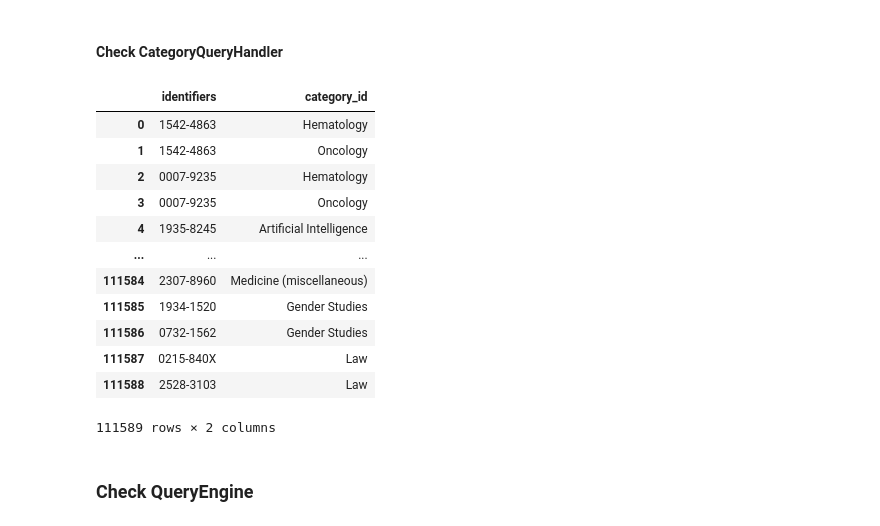
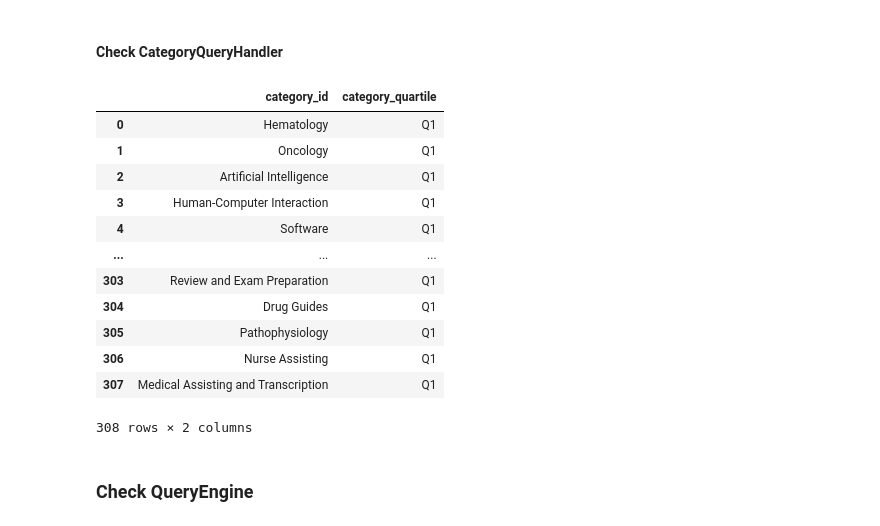
Before and after one commit to edotarp/Perfect-Stranger-DHDK-2025, a Jupyter notebook: our_project/test_impl.ipynb, the cells around one changed output. Cells and saved outputs as stored; diff of their text form; code cells hidden in the pictures.

```diff
--- a/our_project/test_impl.ipynb
+++ b/our_project/test_impl.ipynb
@@ -60,25 +62,28 @@ result_q1
 # %% [markdown]
 #### Check CategoryQueryHandler
 # %%
-result_q1 = cat_qh.getAllCat_id_quartile()
+# result_c1 = cat_qh.getAllCategories()
+# result_c1 = cat_qh.getAllAreas()
+result_c1 = cat_qh.getCategoriesWithQuartile({'Q1'})
+# result_c1 = cat_qh.getCategoriesAssignedToAreas({'Medicine'})
+# result_c1 = cat_qh.getAreasAssignedToCategories({'Artificial Intelligence', 'Oncology'})
 
-# a = "Q1"
-result_q1
-# print(', '.join(['?'] * len(a)))
+# print(result_c1.loc[result_c1['category_id']=='Agronomy and Crop Science'])
+result_c1
 # %% [output]
-|  | identifiers | category_id |
-| 0 | 1542-4863 | Hematology |
-| 1 | 1542-4863 | Oncology |
-| 2 | 0007-9235 | Hematology |
-| 3 | 0007-9235 | Oncology |
-| 4 | 1935-8245 | Artificial Intelligence |
+|  | category_id | category_quartile |
+| 0 | Hematology | Q1 |
+| 1 | Oncology | Q1 |
+| 2 | Artificial Intelligence | Q1 |
+| 3 | Human-Computer Interaction | Q1 |
+| 4 | Software | Q1 |
 | ... | ... | ... |
-| 111584 | 2307-8960 | Medicine (miscellaneous) |
-| 111585 | 1934-1520 | Gender Studies |
-| 111586 | 0732-1562 | Gender Studies |
-| 111587 | 0215-840X | Law |
-| 111588 | 2528-3103 | Law |
+| 303 | Review and Exam Preparation | Q1 |
+| 304 | Drug Guides | Q1 |
+| 305 | Pathophysiology | Q1 |
+| 306 | Nurse Assisting | Q1 |
+| 307 | Medical Assisting and Transcription | Q1 |
-111589 rows × 2 columns
+308 rows × 2 columns
 # %% [markdown]
 ### Check QueryEngine
 # %%
```
Also changed, not shown: parts of 6 cells of this notebook, 1 other file.
